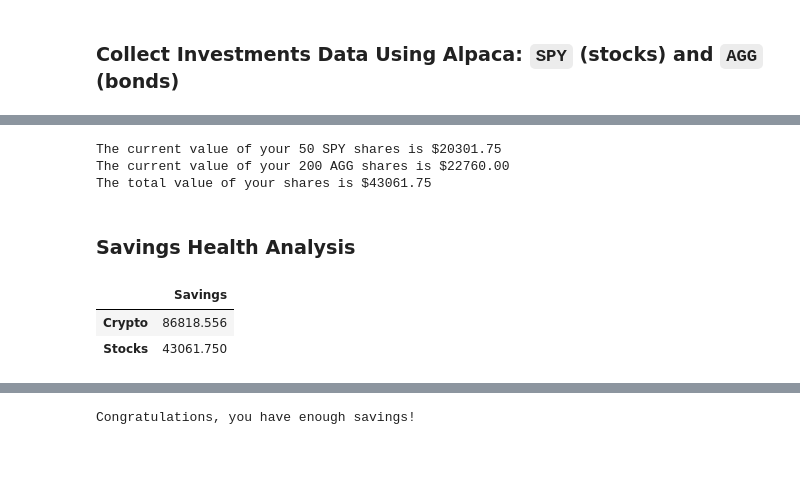
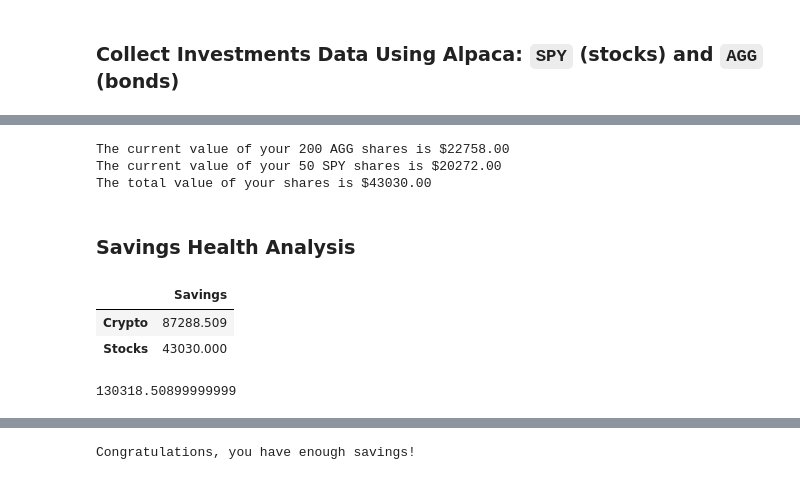
Before and after one commit to jdfwsp/financial_planning, a Jupyter notebook: financial-planner.ipynb, the cells around one changed output, grey strips where cells are left out. Saved outputs shown, nothing was run; the diff lists cells and outputs as text; code cells hidden in the pictures.

```diff
--- a/financial-planner.ipynb
+++ b/financial-planner.ipynb
@@ -111,28 +143,35 @@ Current SPY closing price: $406.04
 # Compute the current value of shares
 my_spy_value = my_spy * spy_close_price
 my_agg_value = my_agg * agg_close_price
-my_shares_total = my_agg_value + my_spy_value
+my_stocks_total = my_agg_value + my_spy_value
 
 # Print current value of share
-print(f"The current value of your {my_spy} SPY shares is ${my_spy_value:0.2f}")
-print(f"The current value of your {my_agg} AGG shares is ${my_agg_value:0.2f}")
-print(f"The total value of your shares is ${my_shares_total:0.2f}")
+my_spy_rpt = (f"The current value of your {my_spy} SPY shares is ${my_spy_value:0.2f}")
+my_agg_rpt = (f"The current value of your {my_agg} AGG shares is ${my_agg_value:0.2f}")
+my_shares_rpt = (f"The total value of your shares is ${my_stocks_total:0.2f}")
+
+shares_rpt = [my_agg_rpt, my_spy_rpt, my_shares_rpt]
+final_rpt.append(shares_rpt)
+for i in shares_rpt:
+    print(i)
 # %% [output]
-The current value of your 50 SPY shares is $20301.75
-The current value of your 200 AGG shares is $22760.00
-The total value of your shares is $43061.75
+The current value of your 200 AGG shares is $22758.00
+The current value of your 50 SPY shares is $20272.00
+The total value of your shares is $43030.00
 # %% [markdown]
 ### Savings Health Analysis
 # %%
 # Set monthly household income
 monthly_income = 12000
 # Create savings DataFrame
-savings_data = [{'Savings': my_crypto_total}, {'Savings': my_shares_total}]
+savings_data = [{'Savings': my_crypto_total}, {'Savings': my_stocks_total}]
 df_savings = pd.DataFrame(savings_data, index = ['Crypto', 'Stocks'])
-
+total_savings = my_crypto_total + my_stocks_total
 # Display savings DataFrame
 display(df_savings)
+print(total_savings)
 # %% [output]
 |  | Savings |
-| Crypto | 86818.556 |
-| Stocks | 43061.750 |
+| Crypto | 87288.509 |
+| Stocks | 43030.000 |
+130318.50899999999
```
Also changed, not shown: parts of 6 cells of this notebook, 1 other file.
